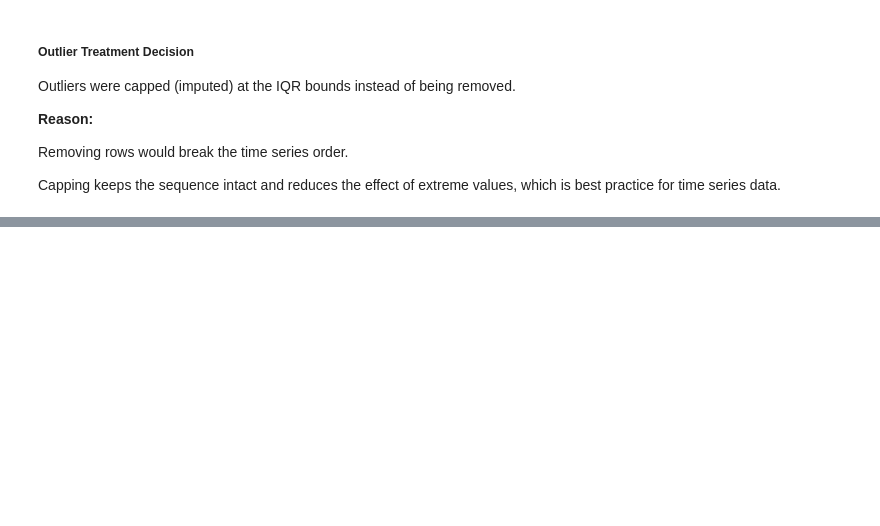
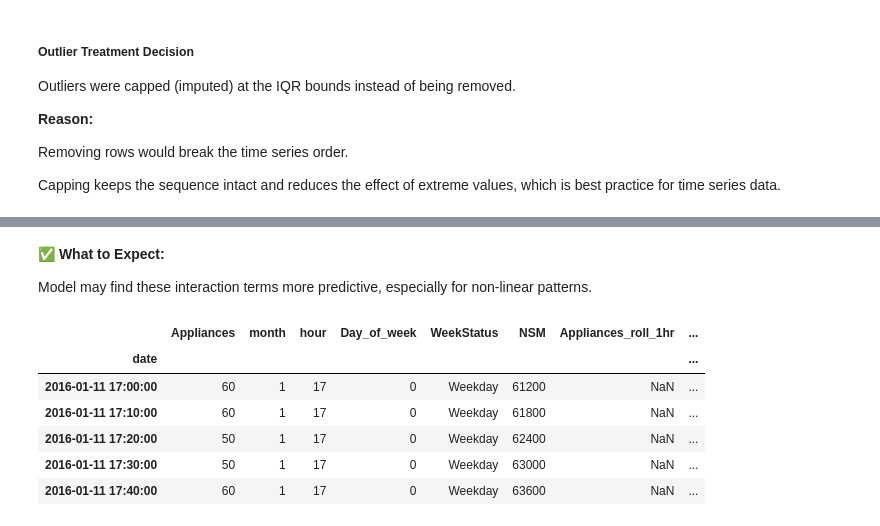
Before and after one commit to Madushani-Weerasekara/appliance_energy_prediction, a Jupyter notebook: notebooks/EDA.ipynb, the cells around one changed output, grey strips where cells are left out. Cells and saved outputs as stored; diff of their text form; code cells hidden in the pictures; blank space fills up the shorter version.

```diff
--- a/notebooks/EDA.ipynb
+++ b/notebooks/EDA.ipynb
@@ -608,0 +714,16 @@ Capping keeps the sequence intact and reduces the effect of extreme values, whic
+# %% [markdown]
+**✅ What to Expect:**
+
+Model may find these interaction terms more predictive, especially for non-linear patterns.
+# %%
+# Preview new features
+df[['Appliances', 'month', 'hour', 'Day_of_week', 'WeekStatus', 'NSM',  'Appliances_roll_1hr', 'Appliances_roll_3hr', 'Appliances_lag_1', 'Appliances_lag_3',
+       'T1_RH1_interaction', 'T_out_RH_out']].head(5)
+# %% [output]
+|  | Appliances | month | hour | Day_of_week | WeekStatus | NSM | Appliances_roll_1hr | ... |
+| date |  |  |  |  |  |  |  | ... |
+| 2016-01-11 17:00:00 | 60 | 1 | 17 | 0 | Weekday | 61200 | NaN | ... |
+| 2016-01-11 17:10:00 | 60 | 1 | 17 | 0 | Weekday | 61800 | NaN | ... |
+| 2016-01-11 17:20:00 | 50 | 1 | 17 | 0 | Weekday | 62400 | NaN | ... |
+| 2016-01-11 17:30:00 | 50 | 1 | 17 | 0 | Weekday | 63000 | NaN | ... |
+| 2016-01-11 17:40:00 | 60 | 1 | 17 | 0 | Weekday | 63600 | NaN | ... |
```
Also changed, not shown: parts of 31 cells of this notebook, 16 other files.
